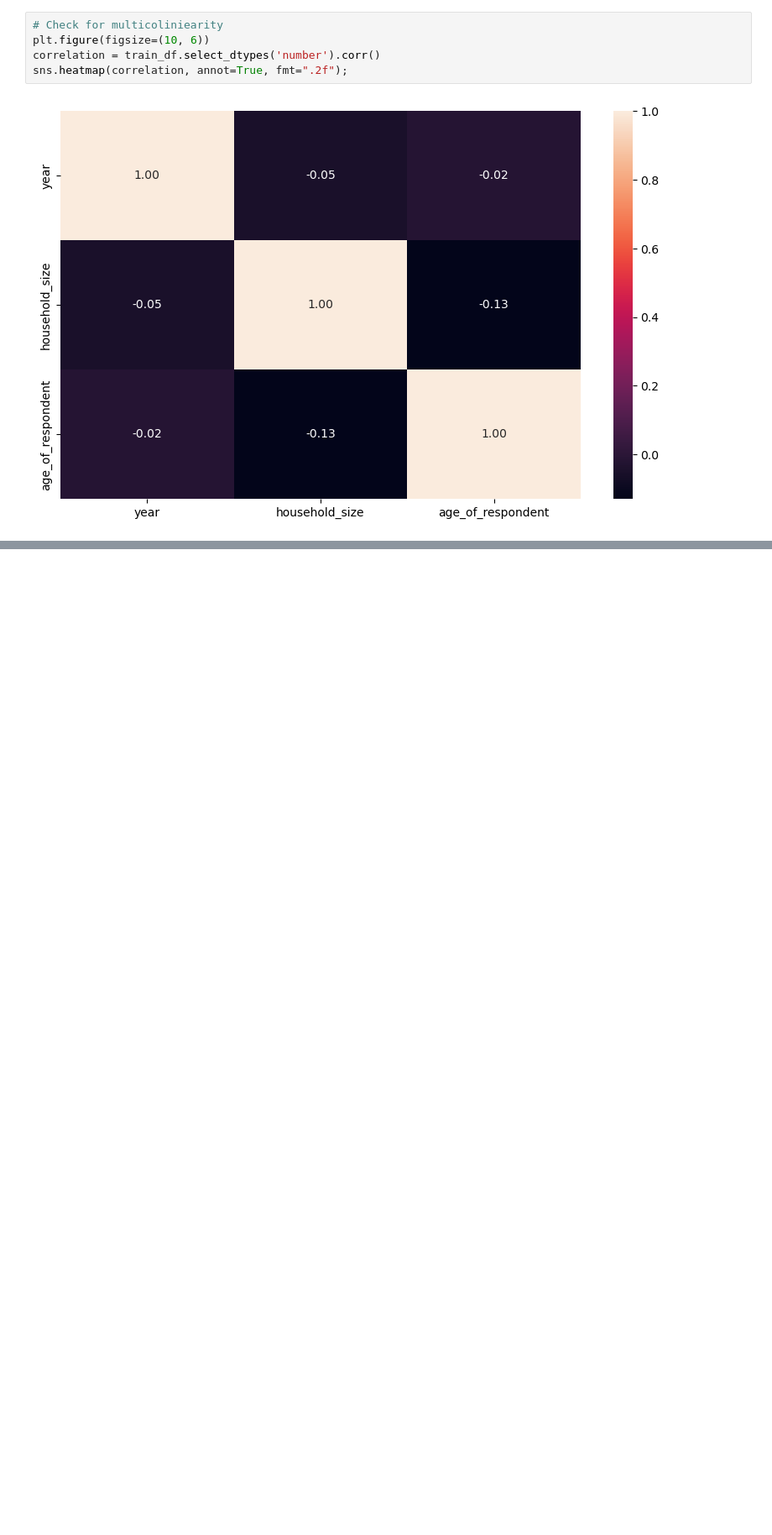
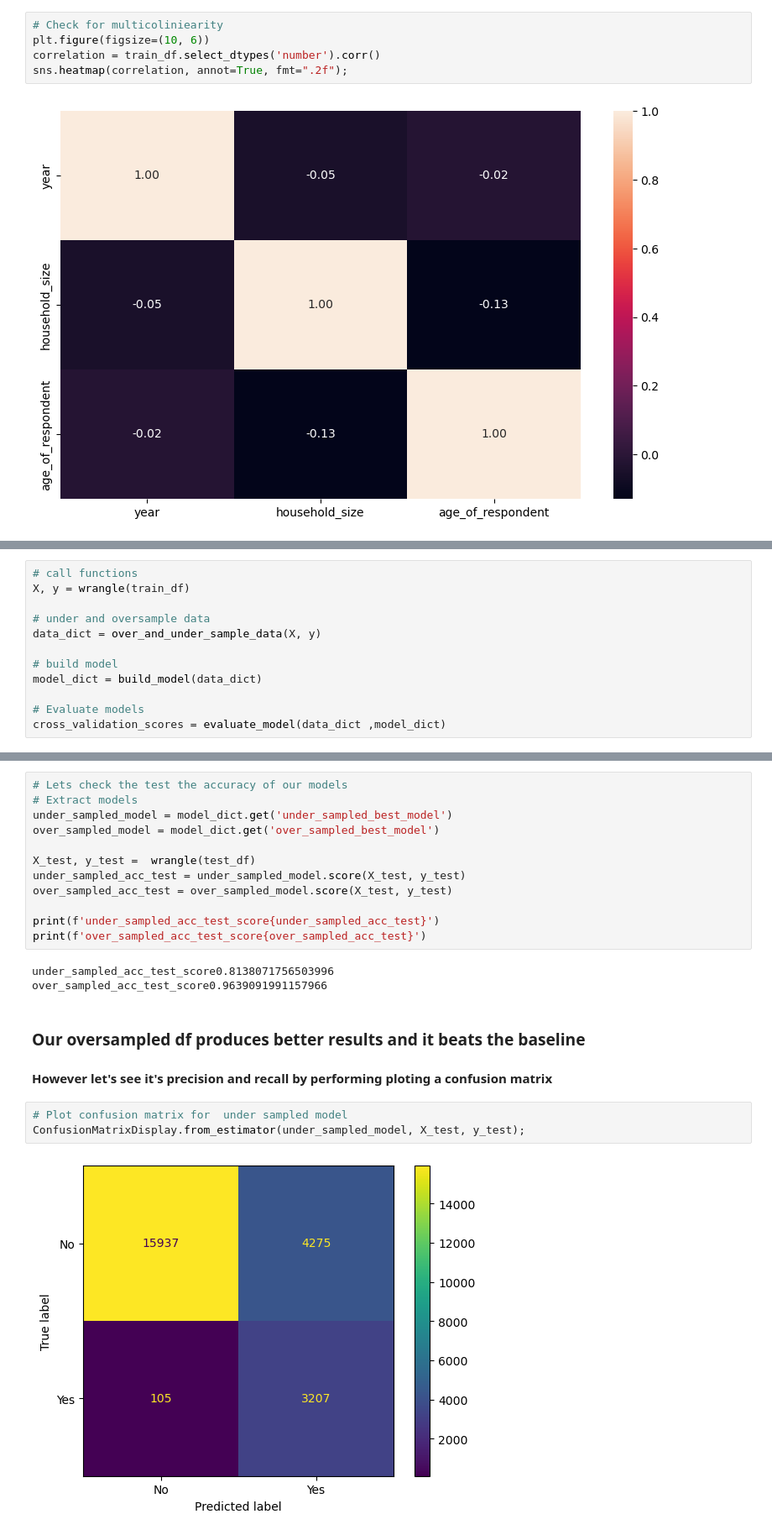
Before and after one commit to Barakamtana/Financial-inclusion-in-africa, a Jupyter notebook: fInancial_inclusion.ipynb, the cells around one changed output, grey strips where cells are left out. Shown: that part at 84% size. Cells and saved outputs as stored; diff of their text form; blank space fills up the shorter version.

```diff
--- a/fInancial_inclusion.ipynb
+++ b/fInancial_inclusion.ipynb
@@ -266,0 +338,12 @@ NameError: name 'clf' is not defined
+# %%
+# call functions
+X, y = wrangle(train_df)
+
+# under and oversample data
+data_dict = over_and_under_sample_data(X, y)
+
+# build model
+model_dict = build_model(data_dict)
+
+# Evaluate models
+cross_validation_scores = evaluate_model(data_dict ,model_dict)
@@ -266,0 +384,23 @@ NameError: name 'clf' is not defined
+# %%
+# Lets check the test the accuracy of our models
+# Extract models
+under_sampled_model = model_dict.get('under_sampled_best_model')
+over_sampled_model = model_dict.get('over_sampled_best_model')
+
+X_test, y_test =  wrangle(test_df)
+under_sampled_acc_test = under_sampled_model.score(X_test, y_test)
+over_sampled_acc_test = over_sampled_model.score(X_test, y_test)
+
+print(f'under_sampled_acc_test_score{under_sampled_acc_test}')
+print(f'over_sampled_acc_test_score{over_sampled_acc_test}')
+# %% [output]
+under_sampled_acc_test_score0.8138071756503996
+over_sampled_acc_test_score0.9639091991157966
+# %% [markdown]
+### Our oversampled df produces better results and it beats the baseline
+#### However let's see it's precision and recall by performing ploting a confusion matrix
+# %%
+# Plot confusion matrix for  under sampled model
+ConfusionMatrixDisplay.from_estimator(under_sampled_model, X_test, y_test);
+# %% [output]
+[figure, added]
```
Also changed, not shown: parts of 17 cells of this notebook, 4 other files.
